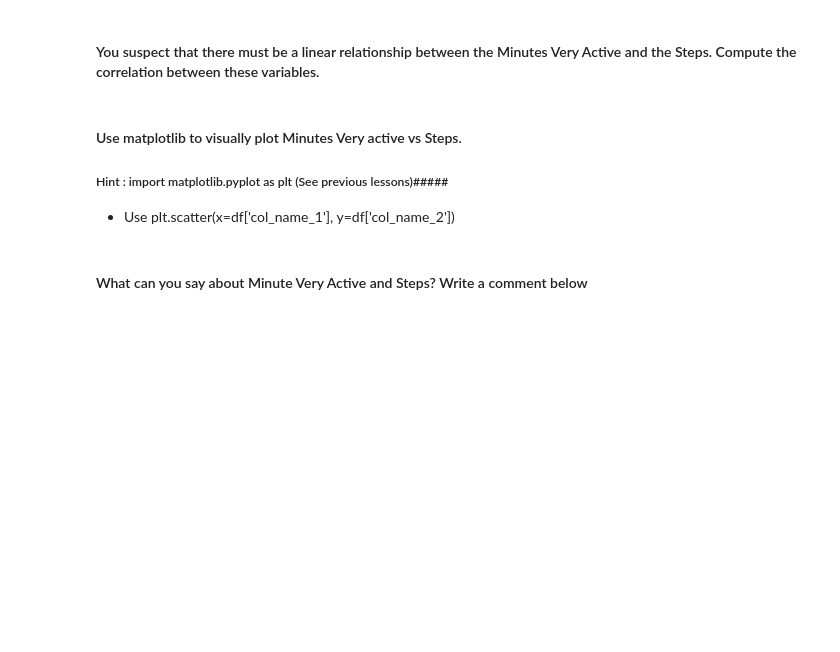
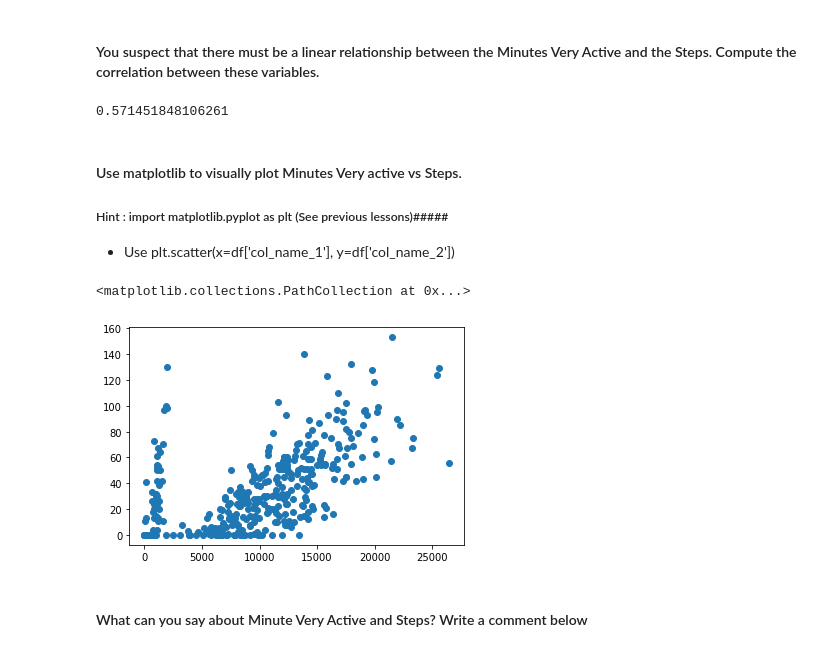
Before and after one commit to ta-datapt-bcn/lab-pivot-table-and-correlation, a Jupyter notebook: your_code/main.ipynb, the cells around one changed output. Cells and saved outputs as stored; diff of their text form; code cells hidden in the pictures; blank space fills up the shorter version.

```diff
--- a/your_code/main.ipynb
+++ b/your_code/main.ipynb
@@ -70,6 +168,7 @@
 #### Open the ` Fitbit.csv` file and name your dataset `fitbit`
 # %%
 # your answer here
+fitbit = pd.read_csv('Fitbit.csv')
 # %% [markdown]
 #### Explore you dataset in terms of data types and descriptive statistics
 #### *Hint: Use Pandas functions from previous lectures*
@@ -81,6 +212,9 @@
 #### You suspect that there must be a linear relationship between the Minutes Very Active and the Steps. Compute the correlation between these variables.
 # %%
 # your answer here
+fitbit[['Minutes Very Active','Steps']].corr().iloc[0,1]
+# %% [output]
+0.571451848106261
 # %% [markdown]
 #### Use matplotlib to visually plot Minutes Very active vs Steps.
 
@@ -91,3 +223,9 @@
+# %%
+# your answer here
+plt.scatter(x=fitbit['Steps'], y=fitbit['Minutes Very Active'])
+# %% [output]
+<matplotlib.collections.PathCollection at 0x...>
+[figure, added]
 # %% [markdown]
 #### What can you say about Minute Very Active and Steps? Write a comment below
 # %%
```
Also changed, not shown: parts of 36 cells of this notebook.
